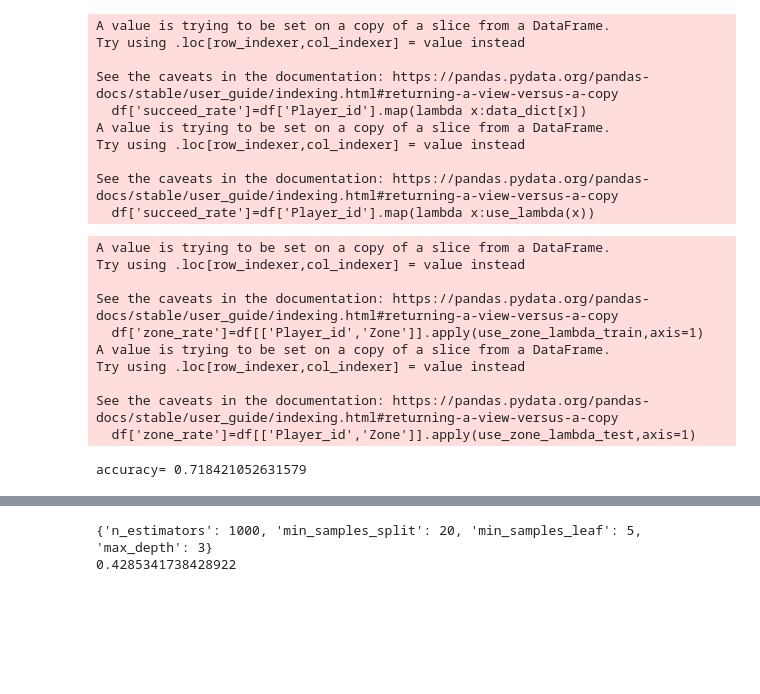
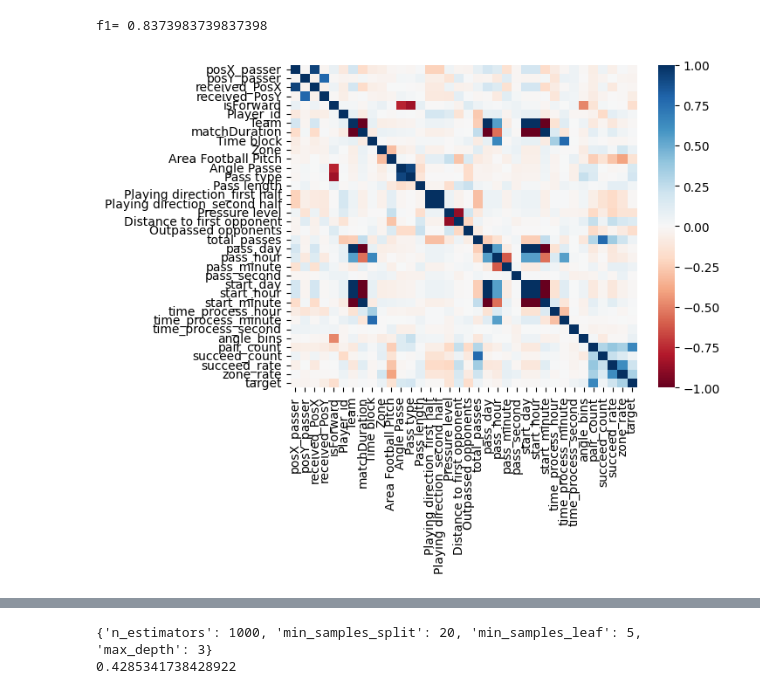
Before and after one commit to HorusLiang/forward_football_assignment, a Jupyter notebook: model.ipynb, the cells around one changed output, grey strips where cells are left out. Cells and saved outputs as stored; diff of their text form; code cells hidden in the pictures; blank space fills up the shorter version.

```diff
--- a/model.ipynb
+++ b/model.ipynb
@@ -73,7 +113,7 @@ def added_X_train_test_pair(df_train,X_train,X_test):
 
     def use_lambda(df):
         import math
-        if (df["receiverId"],df['Player_id']) in data_dict.keys():
+        if (df["receiverId"],df['Player_id']) in data_dict.keys() and df["receiverId"]!=0:
             return data_dict[(df["receiverId"],df['Player_id'])]
         return 0
 
@@ -89,5 +129,5 @@ def added_X_train_test_pair(df_train,X_train,X_test):
 
 X_train,X_test=added_X_train_test_pair(df_train,X_train,X_test)
 
-# X_test.pair_count.sum() # result is more than 200, so a good idea at least
+X_test.pair_count.sum() # result is more than 200, so a good idea at least
 # %% [output]
@@ -150,4 +152,18 @@ data_dict=df_train.groupby(['Player_id']).mean('isSucceeded')['isSucceeded'].to_
 # %%
-def add_success_rate_train(df): # note player_id and success_rate is one vs one, have no information, but will have information on the test data!!!
-    df['succeed_rate']=df['Player_id'].map(lambda x:data_dict[x])
-    return df
+def add_success_rate(df_train,X_train,X_test):
+    data_dict=df_train.groupby(['Player_id']).mean('isSucceeded')['isSucceeded'].to_dict()
+
+    def add_success_rate_train(df): # note player_id and success_rate is one vs one, have no information, but will have information on the test data!!!
+        df['succeed_rate']=df['Player_id'].map(lambda x:data_dict[x])
+        return df
+
+    def use_lambda(x):
+        import math
+        if x in data_dict.keys():
+            return data_dict[x]
+        return np.mean(list(data_dict.values()))
+    def add_success_rate_test(df):
+        df['succeed_rate']=df['Player_id'].map(lambda x:use_lambda(x))
+        return df
+    return add_success_rate_train(X_train),add_success_rate_test(X_test)
+X_train,X_test=add_success_rate(df_train,X_train,X_test)
@@ -164,14 +169,0 @@ def add_success_rate_test(df):
-# %%
-X_train=add_success_rate_train(X_train)
-X_test=add_success_rate_test(X_test)
-# %% [output]
-A value is trying to be set on a copy of a slice from a DataFrame.
-Try using .loc[row_indexer,col_indexer] = value instead
-
-See the caveats in the documentation: https://pandas.pydata.org/pandas-docs/stable/user_guide/indexing.html#returning-a-view-versus-a-copy
-  df['succeed_rate']=df['Player_id'].map(lambda x:data_dict[x])
-A value is trying to be set on a copy of a slice from a DataFrame.
-Try using .loc[row_indexer,col_indexer] = value instead
-
-See the caveats in the documentation: https://pandas.pydata.org/pandas-docs/stable/user_guide/indexing.html#returning-a-view-versus-a-copy
-  df['succeed_rate']=df['Player_id'].map(lambda x:use_lambda(x))
@@ -199,18 +193,6 @@ def add_zone_rate_test(df):
-# %%
-X_train=add_zone_rate_train(X_train)
-X_test=add_zone_rate_test(X_test)
-# %% [output]
-A value is trying to be set on a copy of a slice from a DataFrame.
-Try using .loc[row_indexer,col_indexer] = value instead
-
-See the caveats in the documentation: https://pandas.pydata.org/pandas-docs/stable/user_guide/indexing.html#returning-a-view-versus-a-copy
-  df['zone_rate']=df[['Player_id','Zone']].apply(use_zone_lambda_train,axis=1)
-A value is trying to be set on a copy of a slice from a DataFrame.
-Try using .loc[row_indexer,col_indexer] = value instead
-
-See the caveats in the documentation: https://pandas.pydata.org/pandas-docs/stable/user_guide/indexing.html#returning-a-view-versus-a-copy
-  df['zone_rate']=df[['Player_id','Zone']].apply(use_zone_lambda_test,axis=1)
 # %%
+from sklearn.metrics import matthews_corrcoef
+
 def get_dummy_score(X_train, X_test, y_train, y_test):
     from sklearn.dummy import DummyClassifier
 
@@ -221,14 +203,12 @@ def get_dummy_score(X_train, X_test, y_train, y_test):
     # Fit the DummyClassifier instance to the training data
     dummy_classifier.fit(X_train, y_train)
 
-    # Evaluate the performance of the DummyClassifier on the test data
-    accuracy = dummy_classifier.score(X_test, y_test)
-
-    print("accuracy=",accuracy)
+    y_pred=dummy_classifier.predict(X_test)
+    f1 = f1_score(y_test, y_pred)
+    print("f1=",f1)
+get_dummy_score(X_train, X_test, y_train, y_test)
+# %% [output]
+f1= 0.8373983739837398
-# %%
-get_dummy_score(X_train, X_test, y_train, y_test)
-# %% [output]
-accuracy= 0.718421052631579
 # %%
 # from imblearn.over_sampling import RandomOverSampler, SMOTE
 # def over_sampler(X,y):
@@ -250,0 +259,11 @@ X_test=X_test.drop(['receiverId'],axis=1)
+# %%
+def plot_corr(X_train,y_train):
+    import seaborn as sns
+    import copy
+    df_plot=copy.deepcopy(X_train)
+    df_plot['target'] = copy.deepcopy(y_train)
+    corr = df_plot.corr()
+    sns.heatmap(corr, xticklabels=corr.columns, yticklabels=corr.columns, cmap="RdBu")
+plot_corr(X_train,y_train)
+# %% [output]
+[figure, added]
```
Also changed, not shown: parts of 29 cells of this notebook, 1 other file.
